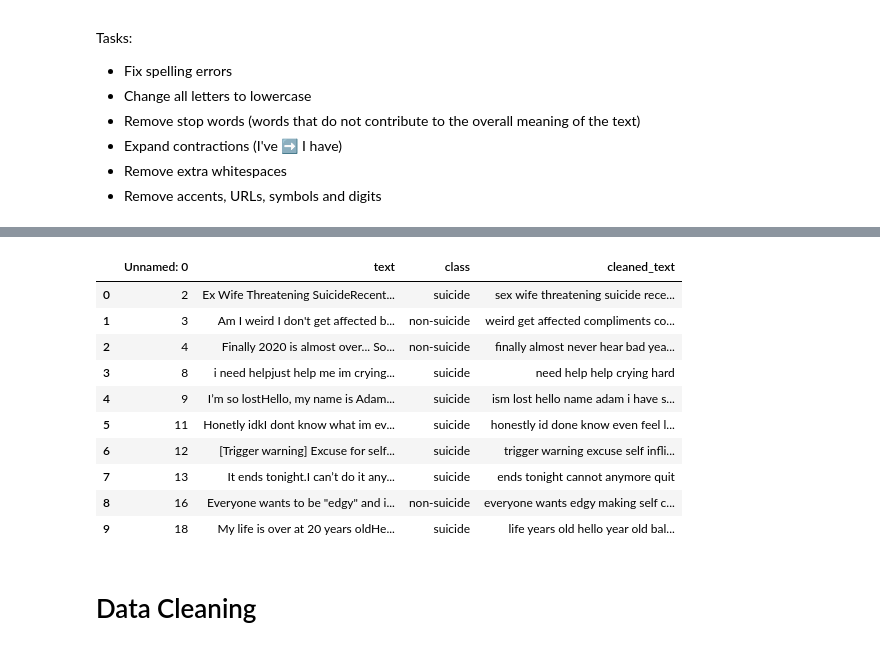
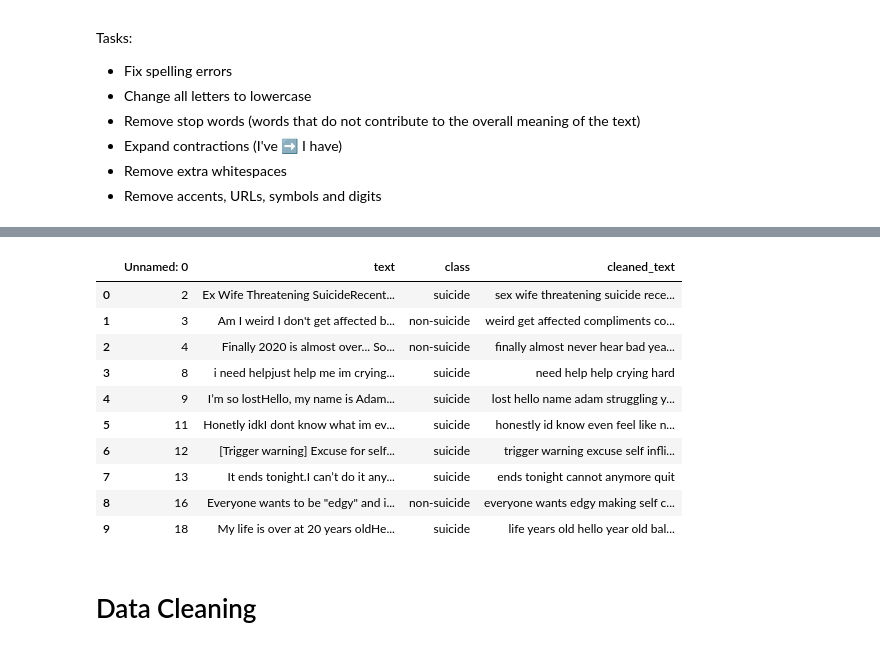
Before and after one commit to kimberlycao/Suicidal-BERT, a Jupyter notebook: suicide_detection.ipynb, the cells around one changed output, grey strips where cells are left out. Drawn from its saved outputs; the diff is of its cells as text; code cells hidden in the pictures.

```diff
--- a/suicide_detection.ipynb
+++ b/suicide_detection.ipynb
@@ -109,12 +93,10 @@ selected_stop_words = [word for word in stop_words if word not in ['no', 'not']]
 # Defining preprocessing methods
 
 # Spell check and change to lowercase with Symspell
+
 def fix_spelling(text):
   suggestions = sym_spell.lookup_compound(text, max_edit_distance=2)
   return suggestions[0].term
-
-def remove_stop_words(text):
-  return ' '.join([word for word in text.split(' ') if word not in stop_words])
 
 def remove_whitespace(text):
   text = text.strip()
@@ -128,39 +110,44 @@ def remove_accents(text):
 
 def remove_urls(text):
   return re.sub(r'http\S+', '', text)
 
 def remove_symbols_digits(text):
   return re.sub('[^a-zA-Z\s]', ' ', text)
 
 def remove_special(text):
   return text.replace("\r", " ").replace("\n", " ").replace("    ", " ").replace('"', '')
 
 def fix_lengthening(text):
     pattern = re.compile(r"(.)\1{2,}")
     return pattern.sub(r"\1\1", text)
 
+def remove_stop_words(text):
+  return ' '.join([word for word in text.split(' ') if word not in stop_words])
+
 def text_preprocessing(text):
-  text = fix_spelling(text)
-  text = remove_stop_words(text)
-  text = remove_whitespace(text)
+  text = remove_accents(text)
   text = expand_contractions(text)
-  text = remove_accents(text)
+  text = text.lower()
   text = remove_urls(text)
   text = remove_symbols_digits(text)
   text = remove_special(text)
+  text = remove_whitespace(text)
+  text = fix_lengthening(text)
+  text = fix_spelling(text)
+  text = remove_stop_words(text)
   return text
 
 # Preprocess all the data
 df['cleaned_text'] = df['text'].apply(lambda row: text_preprocessing(row))
 df[:10]
 # %% [output]
 |  | Unnamed: 0 | text | class | cleaned_text |
 | 0 | 2 | Ex Wife Threatening SuicideRecent... | suicide | sex wife threatening suicide rece... |
 | 1 | 3 | Am I weird I don't get affected b... | non-suicide | weird get affected compliments co... |
 | 2 | 4 | Finally 2020 is almost over... So... | non-suicide | finally almost never hear bad yea... |
 | 3 | 8 | i need helpjust help me im crying... | suicide | need help help crying hard |
-| 4 | 9 | I’m so lostHello, my name is Adam... | suicide | ism lost hello name adam i have s... |
-| 5 | 11 | Honetly idkI dont know what im ev... | suicide | honestly id done know even feel l... |
+| 4 | 9 | I’m so lostHello, my name is Adam... | suicide | lost hello name adam struggling y... |
+| 5 | 11 | Honetly idkI dont know what im ev... | suicide | honestly id know even feel like n... |
 | 6 | 12 | [Trigger warning] Excuse for self... | suicide | trigger warning excuse self infli... |
 | 7 | 13 | It ends tonight.I can’t do it any... | suicide | ends tonight cannot anymore quit |
 | 8 | 16 | Everyone wants to be "edgy" and i... | non-suicide | everyone wants edgy making self c... |
```
Also changed, not shown: parts of 6 cells of this notebook.
